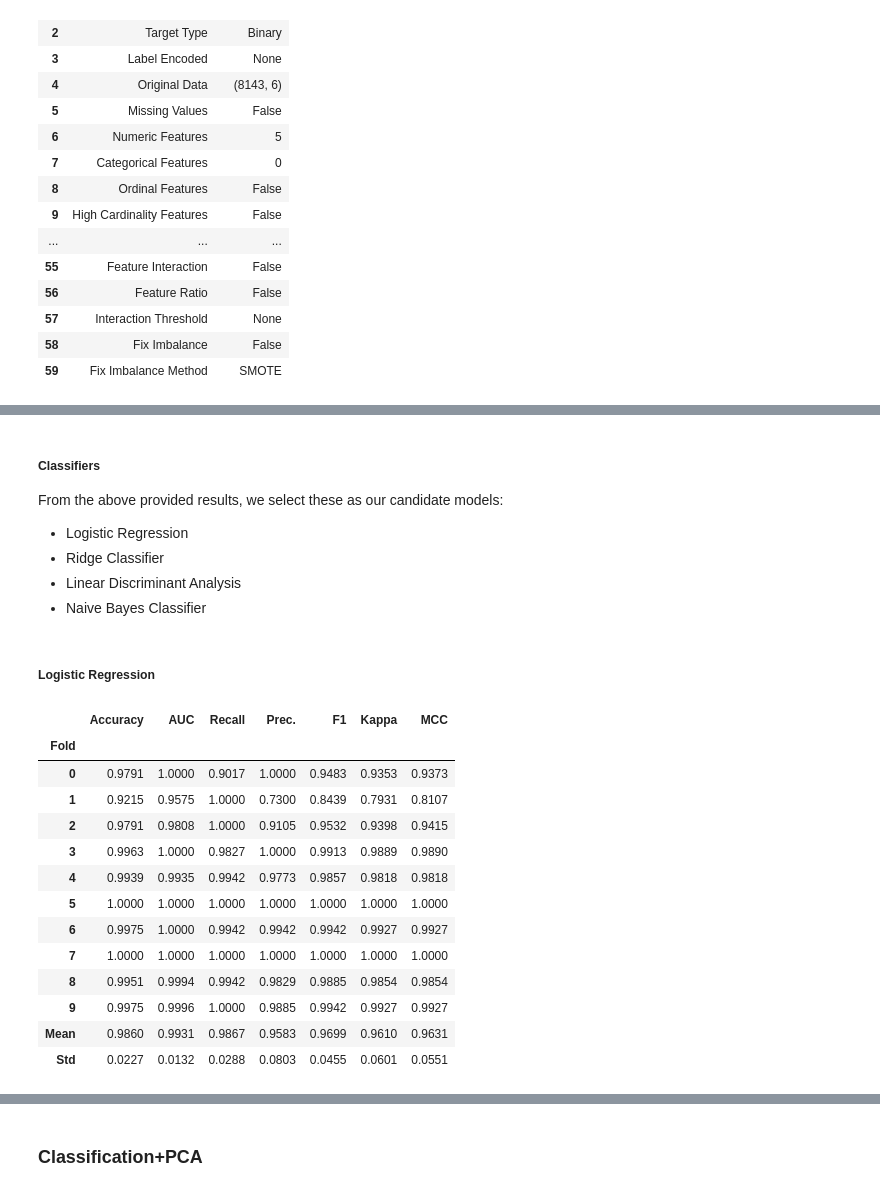
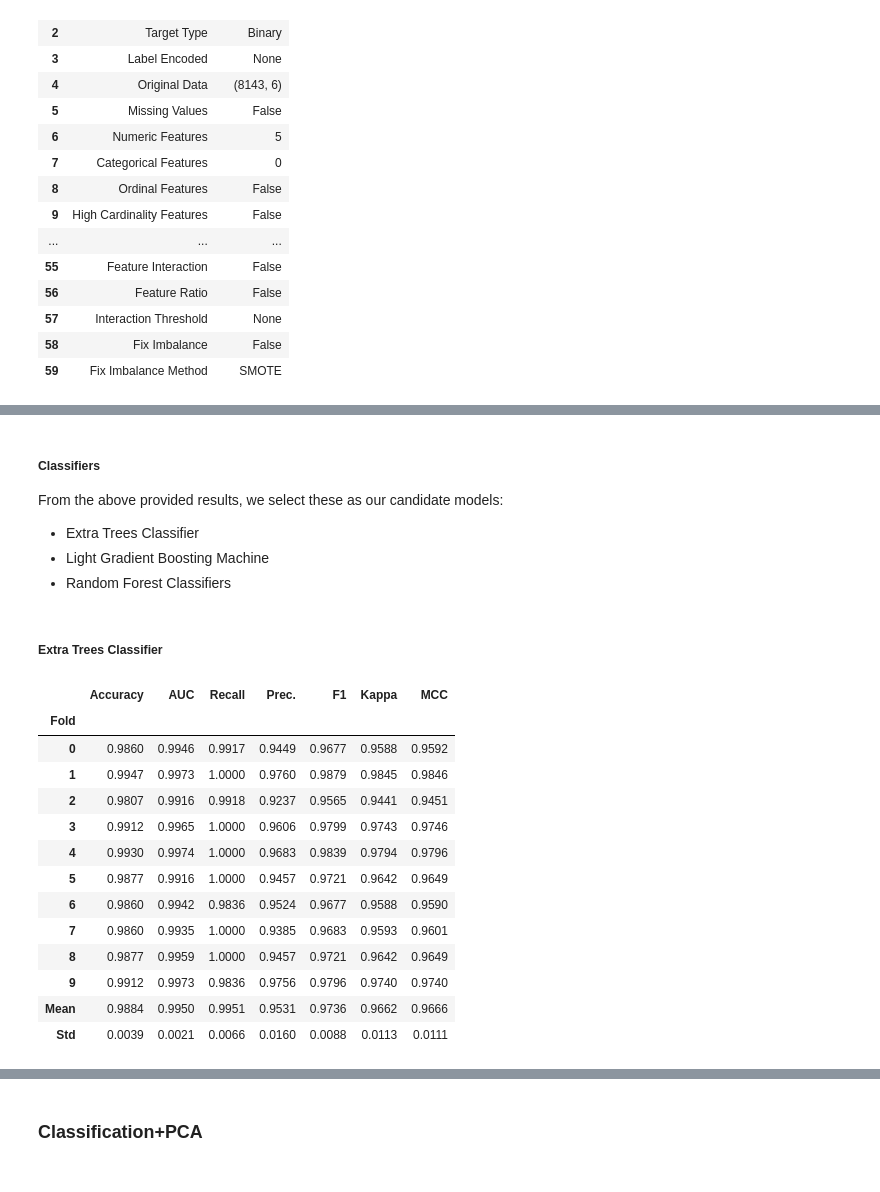
Before and after one commit to GursimarSaini/INSE6220Project, a Jupyter notebook: datasets/occupancy/OccupancyDetectionPCA.ipynb, the cells around one changed output, grey strips where cells are left out. Saved outputs shown, nothing was run; the diff lists cells and outputs as text; code cells hidden in the pictures.

```diff
--- a/datasets/occupancy/OccupancyDetectionPCA.ipynb
+++ b/datasets/occupancy/OccupancyDetectionPCA.ipynb
@@ -355,28 +351,27 @@ LogisticRegression(C=1.0, class_weight=None, dual=False, fit_intercept=True,
 ##### Classifiers
 
 From the above provided results, we select these as our candidate models:
-- Logistic Regression
-- Ridge Classifier
-- Linear Discriminant Analysis
-- Naive Bayes Classifier
+- Extra Trees Classifier
+- Light Gradient Boosting Machine
+- Random Forest Classifiers
-# %% [markdown]
-##### Logistic Regression
-# %%
-lr = create_model('lr')
-tunedLR = tune_model(lr)
-# %% [output]
-|  | Accuracy | AUC | Recall | Prec. | F1 | Kappa | MCC |
-| Fold |  |  |  |  |  |  |  |
-| 0 | 0.9791 | 1.0000 | 0.9017 | 1.0000 | 0.9483 | 0.9353 | 0.9373 |
-| 1 | 0.9215 | 0.9575 | 1.0000 | 0.7300 | 0.8439 | 0.7931 | 0.8107 |
-| 2 | 0.9791 | 0.9808 | 1.0000 | 0.9105 | 0.9532 | 0.9398 | 0.9415 |
-| 3 | 0.9963 | 1.0000 | 0.9827 | 1.0000 | 0.9913 | 0.9889 | 0.9890 |
-| 4 | 0.9939 | 0.9935 | 0.9942 | 0.9773 | 0.9857 | 0.9818 | 0.9818 |
-| 5 | 1.0000 | 1.0000 | 1.0000 | 1.0000 | 1.0000 | 1.0000 | 1.0000 |
-| 6 | 0.9975 | 1.0000 | 0.9942 | 0.9942 | 0.9942 | 0.9927 | 0.9927 |
-| 7 | 1.0000 | 1.0000 | 1.0000 | 1.0000 | 1.0000 | 1.0000 | 1.0000 |
-| 8 | 0.9951 | 0.9994 | 0.9942 | 0.9829 | 0.9885 | 0.9854 | 0.9854 |
-| 9 | 0.9975 | 0.9996 | 1.0000 | 0.9885 | 0.9942 | 0.9927 | 0.9927 |
-| Mean | 0.9860 | 0.9931 | 0.9867 | 0.9583 | 0.9699 | 0.9610 | 0.9631 |
-| Std | 0.0227 | 0.0132 | 0.0288 | 0.0803 | 0.0455 | 0.0601 | 0.0551 |
+# %% [markdown]
+##### Extra Trees Classifier
+# %%
+et = create_model('et')
+tunedET = tune_model(et)
+# %% [output]
+|  | Accuracy | AUC | Recall | Prec. | F1 | Kappa | MCC |
+| Fold |  |  |  |  |  |  |  |
+| 0 | 0.9860 | 0.9946 | 0.9917 | 0.9449 | 0.9677 | 0.9588 | 0.9592 |
+| 1 | 0.9947 | 0.9973 | 1.0000 | 0.9760 | 0.9879 | 0.9845 | 0.9846 |
+| 2 | 0.9807 | 0.9916 | 0.9918 | 0.9237 | 0.9565 | 0.9441 | 0.9451 |
+| 3 | 0.9912 | 0.9965 | 1.0000 | 0.9606 | 0.9799 | 0.9743 | 0.9746 |
+| 4 | 0.9930 | 0.9974 | 1.0000 | 0.9683 | 0.9839 | 0.9794 | 0.9796 |
+| 5 | 0.9877 | 0.9916 | 1.0000 | 0.9457 | 0.9721 | 0.9642 | 0.9649 |
+| 6 | 0.9860 | 0.9942 | 0.9836 | 0.9524 | 0.9677 | 0.9588 | 0.9590 |
+| 7 | 0.9860 | 0.9935 | 1.0000 | 0.9385 | 0.9683 | 0.9593 | 0.9601 |
+| 8 | 0.9877 | 0.9959 | 1.0000 | 0.9457 | 0.9721 | 0.9642 | 0.9649 |
+| 9 | 0.9912 | 0.9973 | 0.9836 | 0.9756 | 0.9796 | 0.9740 | 0.9740 |
+| Mean | 0.9884 | 0.9950 | 0.9951 | 0.9531 | 0.9736 | 0.9662 | 0.9666 |
+| Std | 0.0039 | 0.0021 | 0.0066 | 0.0160 | 0.0088 | 0.0113 | 0.0111 |
 # %%
```
Also changed, not shown: parts of 49 cells of this notebook, 8 other files.
